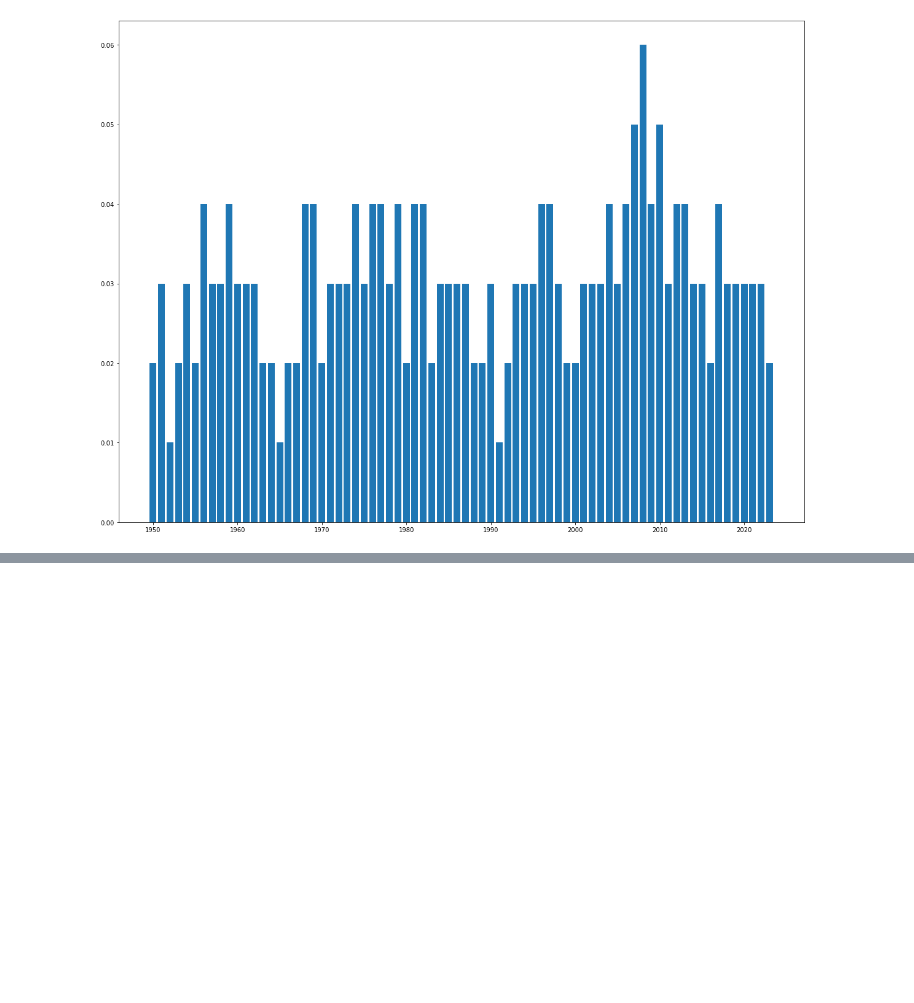
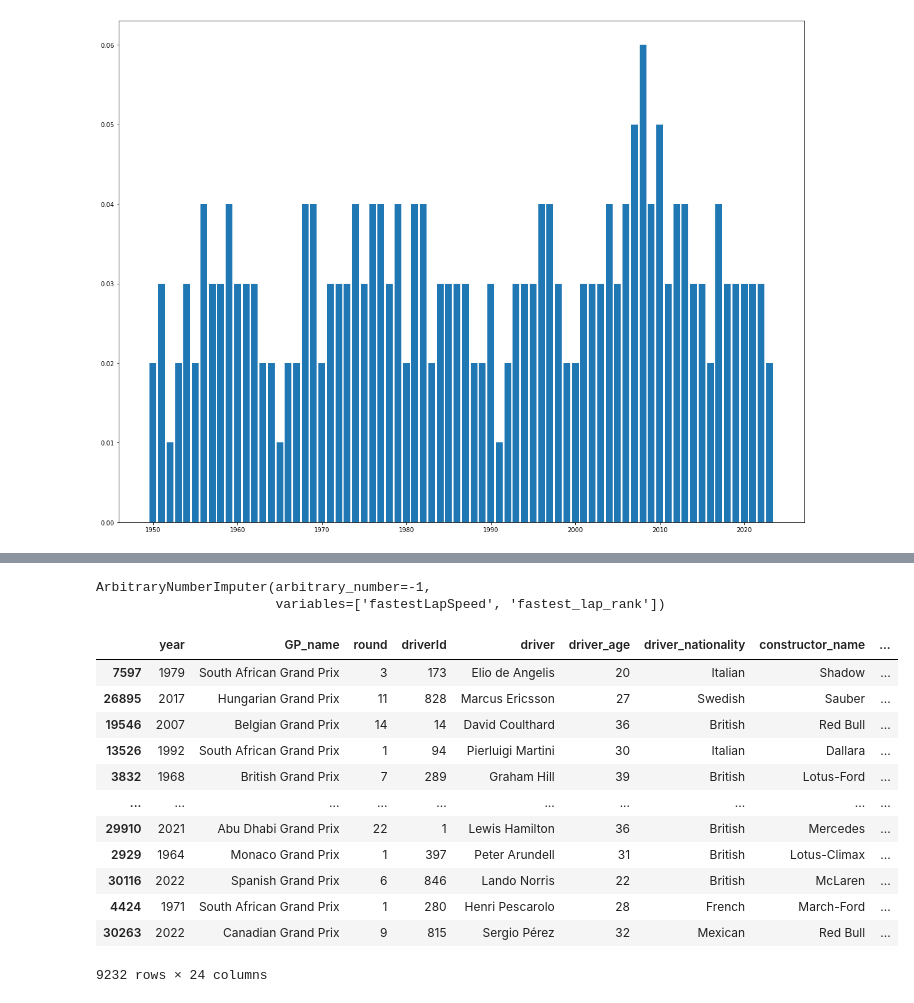
Before and after one commit to PaulOM203/MSC_Thesis_F1, a Jupyter notebook: Notebook.ipynb, the cells around one changed output, grey strips where cells are left out. Drawn from its saved outputs; the diff is of its cells as text; code cells hidden in the pictures; blank space fills up the shorter version.

```diff
--- a/Notebook.ipynb
+++ b/Notebook.ipynb
@@ -891,0 +1020,6 @@ ML_data.drop(['dob', 'date', 'forename', 'surname'], axis=1, inplace=True)
+# %%
+## Setting the testing and training sets with focus variable being points
+
+X_train, X_test, y_train, y_test = train_test_split(ML_data.drop(['points', 'raceId'], axis=1),
+    ML_data['points'], test_size=0.3, random_state=0)
+X_train.shape, X_test.shape
@@ -891,0 +1048,32 @@ ML_data.drop(['dob', 'date', 'forename', 'surname'], axis=1, inplace=True)
+# %%
+number_features = ['fastestLapSpeed', 'fastest_lap_rank']
+
+## Using ArbitraryNumberImputer to replace missing values with arbitrary ones
+imputer = ArbitraryNumberImputer(
+    arbitrary_number=-1, variables=number_features)
+
+imputer.fit(X_train)
+# %% [output]
+ArbitraryNumberImputer(arbitrary_number=-1,
+                       variables=['fastestLapSpeed', 'fastest_lap_rank'])
+# %%
+## Imputing the data into the set
+
+X_train_number = imputer.transform(X_train)
+X_test_number = imputer.transform(X_test)
+
+X_test_number
+# %% [output]
+|  | year | GP_name | round | driverId | driver | driver_age | driver_nationality | constructor_name | ... |
+| 7597 | 1979 | South African Grand Prix | 3 | 173 | Elio de Angelis | 20 | Italian | Shadow | ... |
+| 26895 | 2017 | Hungarian Grand Prix | 11 | 828 | Marcus Ericsson | 27 | Swedish | Sauber | ... |
+| 19546 | 2007 | Belgian Grand Prix | 14 | 14 | David Coulthard | 36 | British | Red Bull | ... |
+| 13526 | 1992 | South African Grand Prix | 1 | 94 | Pierluigi Martini | 30 | Italian | Dallara | ... |
+| 3832 | 1968 | British Grand Prix | 7 | 289 | Graham Hill | 39 | British | Lotus-Ford | ... |
+| ... | ... | ... | ... | ... | ... | ... | ... | ... | ... |
+| 29910 | 2021 | Abu Dhabi Grand Prix | 22 | 1 | Lewis Hamilton | 36 | British | Mercedes | ... |
+| 2929 | 1964 | Monaco Grand Prix | 1 | 397 | Peter Arundell | 31 | British | Lotus-Climax | ... |
+| 30116 | 2022 | Spanish Grand Prix | 6 | 846 | Lando Norris | 22 | British | McLaren | ... |
+| 4424 | 1971 | South African Grand Prix | 1 | 280 | Henri Pescarolo | 28 | French | March-Ford | ... |
+| 30263 | 2022 | Canadian Grand Prix | 9 | 815 | Sergio Pérez | 32 | Mexican | Red Bull | ... |
+9232 rows × 24 columns
```
Also changed, not shown: parts of 39 cells of this notebook.
